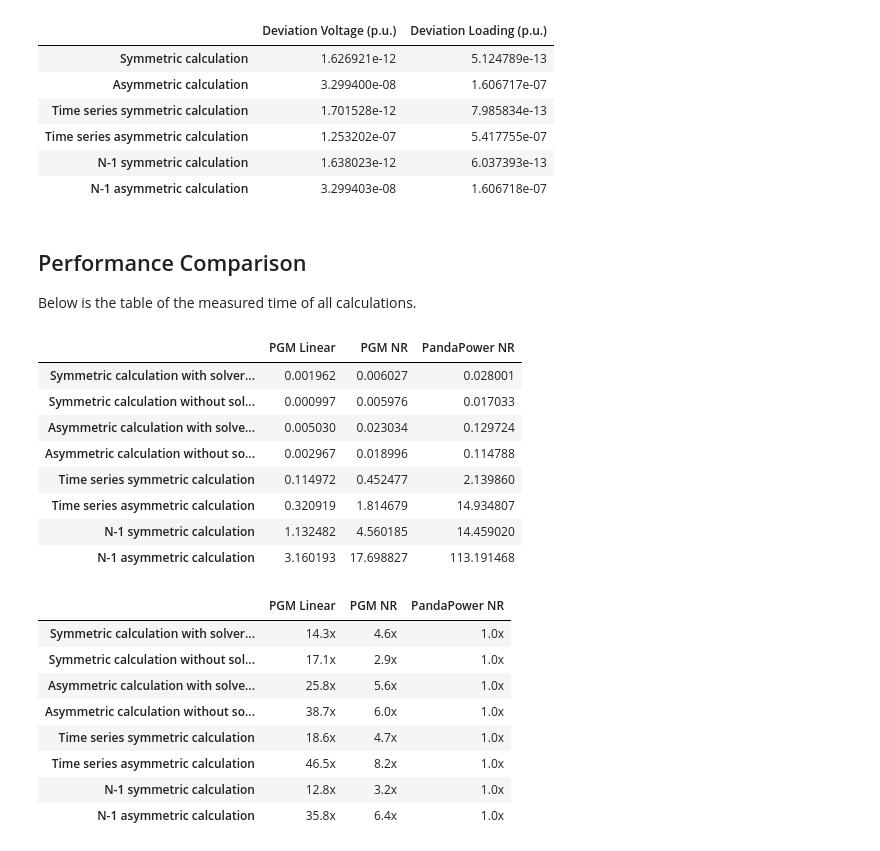
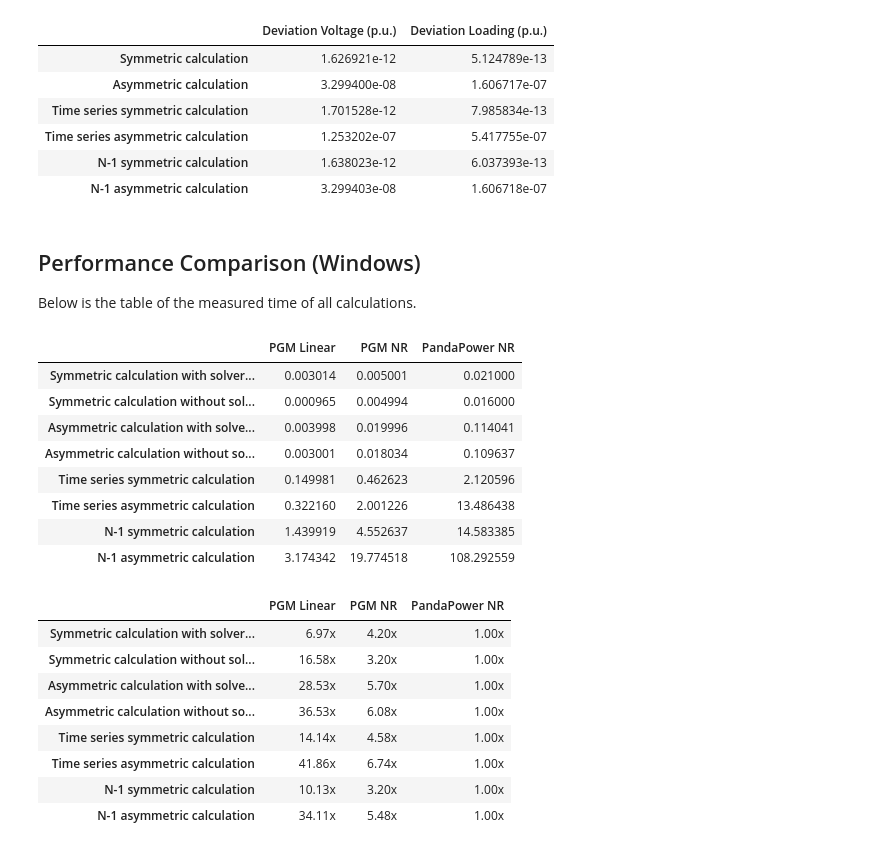
Before and after one commit to PowerGridModel/power-grid-model-benchmark, a Jupyter notebook: Power Grid Model Benchmark.ipynb, the cells around one changed output. Saved outputs shown, nothing was run; the diff lists cells and outputs as text; code cells hidden in the pictures.

Commit message:
Benchmark in Windows + cached Linux results

```diff
--- a/Power Grid Model Benchmark.ipynb
+++ b/Power Grid Model Benchmark.ipynb
@@ -295,10 +295,14 @@ time_steps = np.arange(n_step)
 for x, y in zip(['p', 'q'], ['mw', 'mvar']):
     for p in ['a', 'b', 'c']:
         name = f'{x}_{p}_{y}'
-        _ = pp.control.ConstControl(
-            pp_net, element='asymmetric_load',
-            element_index=pp_net.asymmetric_load.index, variable=name,
-            data_source=pp_dataset[name], profile_name=pp_net.asymmetric_load.index)
+        pp.control.ConstControl(
+            pp_net,
+            element='asymmetric_load',
+            element_index=pp_net.asymmetric_load.index,
+            variable=name,
+            data_source=pp_dataset[name],
+            profile_name=pp_net.asymmetric_load.index
+        )
 # %% [markdown]
 ## Symmetric
 # %% [markdown]
@@ -369,8 +372,7 @@ summary_df.loc['Time series asymmetric calculation', 'PGM NR'] = end - start
 ### Newton-Raphson Method of pandapower
 # %%
 del pp_net.output_writer
-ow = pp.timeseries.OutputWriter(
-    pp_net, output_path=output_dir, output_file_type=".csv", csv_separator=',')
+ow = pp.timeseries.OutputWriter(pp_net, output_path=output_dir, output_file_type=".csv", csv_separator=',')
 ow.log_variable('res_bus_3ph', 'vm_a_pu', index=pp_net.bus.index)
 ow.log_variable('res_bus_3ph', 'vm_b_pu', index=pp_net.bus.index)
 ow.log_variable('res_bus_3ph', 'vm_c_pu', index=pp_net.bus.index)
@@ -379,8 +381,11 @@ ow.log_variable('res_line_3ph', 'loading_percent', index=pp_net.line.index)
 # run
 start = time.time()
 pp.timeseries.run_timeseries(
-    pp_net, run=pp.runpp_3ph, time_steps=time_steps,
-    calculate_voltage_angles=True, distributed_slack=True
+    pp_net,
+    run=pp.runpp_3ph,
+    time_steps=time_steps,
+    calculate_voltage_angles=True,
+    distributed_slack=True
 )
 end = time.time()
 summary_df.loc['Time series asymmetric calculation', 'PandaPower NR'] = end - start
@@ -546,32 +550,32 @@ display(comparison_df)
 | N-1 symmetric calculation | 1.638023e-12 | 6.037393e-13 |
 | N-1 asymmetric calculation | 3.299403e-08 | 1.606718e-07 |
 # %% [markdown]
-## Performance Comparison
+## Performance Comparison (Windows)
 
 Below is the table of the measured time of all calculations.
 # %%
 display(summary_df)
 # %% [output]
 |  | PGM Linear | PGM NR | PandaPower NR |
-| Symmetric calculation with solver... | 0.001962 | 0.006027 | 0.028001 |
-| Symmetric calculation without sol... | 0.000997 | 0.005976 | 0.017033 |
-| Asymmetric calculation with solve... | 0.005030 | 0.023034 | 0.129724 |
-| Asymmetric calculation without so... | 0.002967 | 0.018996 | 0.114788 |
-| Time series symmetric calculation | 0.114972 | 0.452477 | 2.139860 |
-| Time series asymmetric calculation | 0.320919 | 1.814679 | 14.934807 |
-| N-1 symmetric calculation | 1.132482 | 4.560185 | 14.459020 |
-| N-1 asymmetric calculation | 3.160193 | 17.698827 | 113.191468 |
+| Symmetric calculation with solver... | 0.003014 | 0.005001 | 0.021000 |
+| Symmetric calculation without sol... | 0.000965 | 0.004994 | 0.016000 |
+| Asymmetric calculation with solve... | 0.003998 | 0.019996 | 0.114041 |
+| Asymmetric calculation without so... | 0.003001 | 0.018034 | 0.109637 |
+| Time series symmetric calculation | 0.149981 | 0.462623 | 2.120596 |
+| Time series asymmetric calculation | 0.322160 | 2.001226 | 13.486438 |
+| N-1 symmetric calculation | 1.439919 | 4.552637 | 14.583385 |
+| N-1 asymmetric calculation | 3.174342 | 19.774518 | 108.292559 |
 # %%
 relative_df = summary_df.div(summary_df.max(axis=1), axis=0)
 speedup_df = 1 / relative_df
-display(speedup_df.style.format("{:0.1f}x"))
+display(speedup_df.style.format("{:0.2f}x"))
 # %% [output]
 |  | PGM Linear | PGM NR | PandaPower NR |
-| Symmetric calculation with solver... | 14.3x | 4.6x | 1.0x |
-| Symmetric calculation without sol... | 17.1x | 2.9x | 1.0x |
-| Asymmetric calculation with solve... | 25.8x | 5.6x | 1.0x |
-| Asymmetric calculation without so... | 38.7x | 6.0x | 1.0x |
-| Time series symmetric calculation | 18.6x | 4.7x | 1.0x |
-| Time series asymmetric calculation | 46.5x | 8.2x | 1.0x |
-| N-1 symmetric calculation | 12.8x | 3.2x | 1.0x |
-| N-1 asymmetric calculation | 35.8x | 6.4x | 1.0x |
+| Symmetric calculation with solver... | 6.97x | 4.20x | 1.00x |
+| Symmetric calculation without sol... | 16.58x | 3.20x | 1.00x |
+| Asymmetric calculation with solve... | 28.53x | 5.70x | 1.00x |
+| Asymmetric calculation without so... | 36.53x | 6.08x | 1.00x |
+| Time series symmetric calculation | 14.14x | 4.58x | 1.00x |
+| Time series asymmetric calculation | 41.86x | 6.74x | 1.00x |
+| N-1 symmetric calculation | 10.13x | 3.20x | 1.00x |
+| N-1 asymmetric calculation | 34.11x | 5.48x | 1.00x |
```
Also changed, not shown: parts of 13 cells of this notebook, 1 other file.
